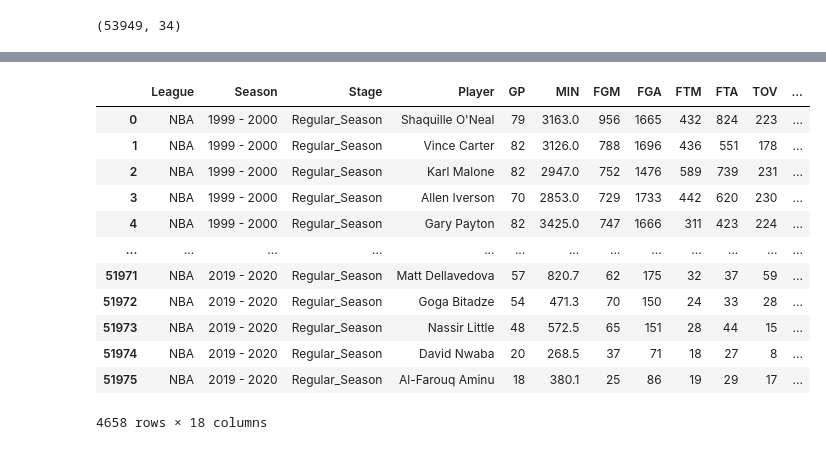
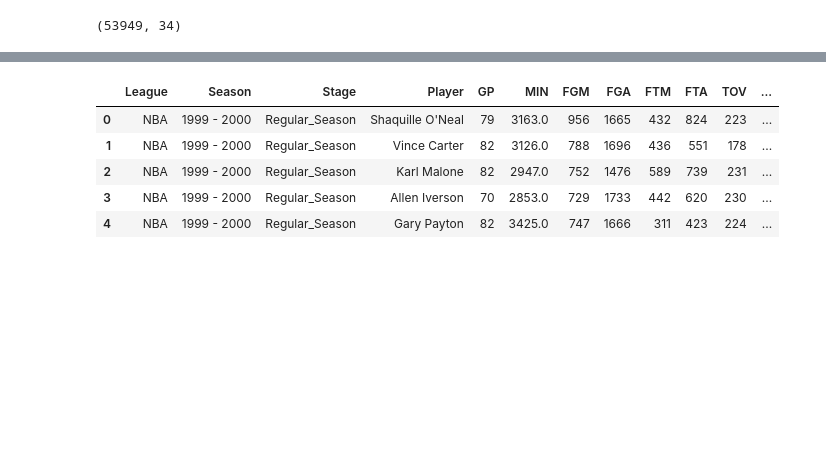
Before and after one commit to colbyhillers/NBA-Player-Nationality-Analysis, a Jupyter notebook: DataCheckpointGroup015-Fa21.ipynb, the cells around one changed output, grey strips where cells are left out. Drawn from its saved outputs; the diff is of its cells as text; code cells hidden in the pictures; blank space fills up the shorter version.

```diff
--- a/DataCheckpointGroup015-Fa21.ipynb
+++ b/DataCheckpointGroup015-Fa21.ipynb
@@ -99,17 +150,12 @@ df
 # %%
+# dropping these columns since they are irrelevant for our analysis
 df = df.drop(['Team', 'ORB', 'DRB', '3PM', '3PA', 'birth_year', 'birth_month', 'birth_date','height', 'height_cm', 'weight', 'weight_kg'],  axis = 1)
-df
+
+df.head()
 # %% [output]
 |  | League | Season | Stage | Player | GP | MIN | FGM | FGA | FTM | FTA | TOV | ... |
 | 0 | NBA | 1999 - 2000 | Regular_Season | Shaquille O'Neal | 79 | 3163.0 | 956 | 1665 | 432 | 824 | 223 | ... |
 | 1 | NBA | 1999 - 2000 | Regular_Season | Vince Carter | 82 | 3126.0 | 788 | 1696 | 436 | 551 | 178 | ... |
 | 2 | NBA | 1999 - 2000 | Regular_Season | Karl Malone | 82 | 2947.0 | 752 | 1476 | 589 | 739 | 231 | ... |
 | 3 | NBA | 1999 - 2000 | Regular_Season | Allen Iverson | 70 | 2853.0 | 729 | 1733 | 442 | 620 | 230 | ... |
 | 4 | NBA | 1999 - 2000 | Regular_Season | Gary Payton | 82 | 3425.0 | 747 | 1666 | 311 | 423 | 224 | ... |
-| ... | ... | ... | ... | ... | ... | ... | ... | ... | ... | ... | ... | ... |
-| 51971 | NBA | 2019 - 2020 | Regular_Season | Matt Dellavedova | 57 | 820.7 | 62 | 175 | 32 | 37 | 59 | ... |
-| 51972 | NBA | 2019 - 2020 | Regular_Season | Goga Bitadze | 54 | 471.3 | 70 | 150 | 24 | 33 | 28 | ... |
-| 51973 | NBA | 2019 - 2020 | Regular_Season | Nassir Little | 48 | 572.5 | 65 | 151 | 28 | 44 | 15 | ... |
-| 51974 | NBA | 2019 - 2020 | Regular_Season | David Nwaba | 20 | 268.5 | 37 | 71 | 18 | 27 | 8 | ... |
-| 51975 | NBA | 2019 - 2020 | Regular_Season | Al-Farouq Aminu | 18 | 380.1 | 25 | 86 | 19 | 29 | 17 | ... |
-4658 rows × 18 columns
```
Also changed, not shown: parts of 21 cells of this notebook.
